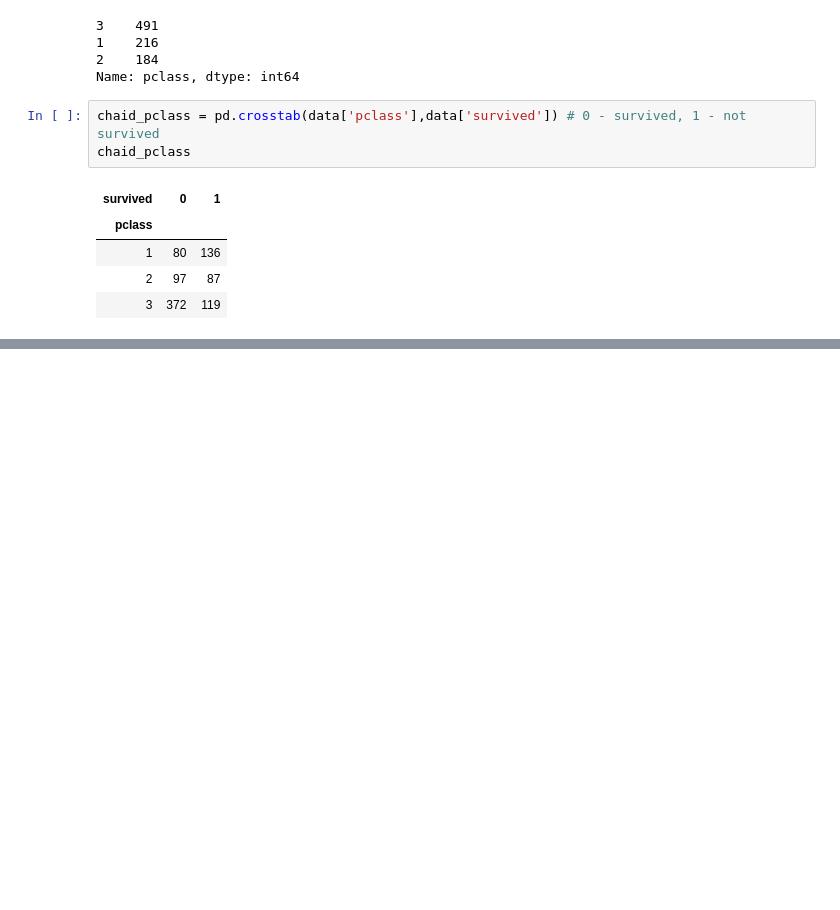
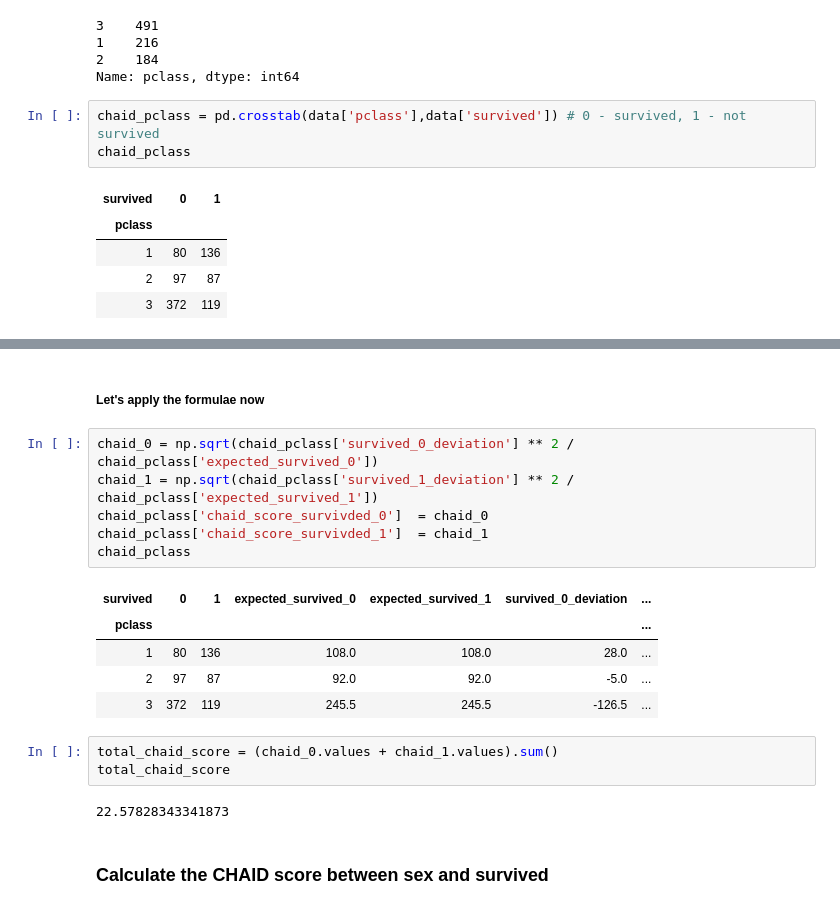
Before and after one commit to spk104/spklearn-ml, a Jupyter notebook: Class 26_Apr18.ipynb, the cells around one changed output, grey strips where cells are left out. Saved outputs shown, nothing was run; the diff lists cells and outputs as text; blank space fills up the shorter version.

```diff
--- a/Class 26_Apr18.ipynb
+++ b/Class 26_Apr18.ipynb
@@ -117,0 +90,21 @@ array([ 6.06546032, 10.56796933])
+# %% [markdown]
+##### Let's apply the formulae now
+# %%
+chaid_0 = np.sqrt(chaid_pclass['survived_0_deviation'] ** 2 / chaid_pclass['expected_survived_0'])
+chaid_1 = np.sqrt(chaid_pclass['survived_1_deviation'] ** 2 / chaid_pclass['expected_survived_1'])
+chaid_pclass['chaid_score_survivded_0']  = chaid_0
+chaid_pclass['chaid_score_survivded_1']  = chaid_1
+chaid_pclass
+# %% [output]
+| survived | 0 | 1 | expected_survived_0 | expected_survived_1 | survived_0_deviation | ... |
+| pclass |  |  |  |  |  | ... |
+| 1 | 80 | 136 | 108.0 | 108.0 | 28.0 | ... |
+| 2 | 97 | 87 | 92.0 | 92.0 | -5.0 | ... |
+| 3 | 372 | 119 | 245.5 | 245.5 | -126.5 | ... |
+# %%
+total_chaid_score = (chaid_0.values + chaid_1.values).sum()
+total_chaid_score
+# %% [output]
+22.57828343341873
+# %% [markdown]
+### Calculate the CHAID score between sex and survived
```
Also changed, not shown: parts of 62 cells of this notebook, 17 other files.
